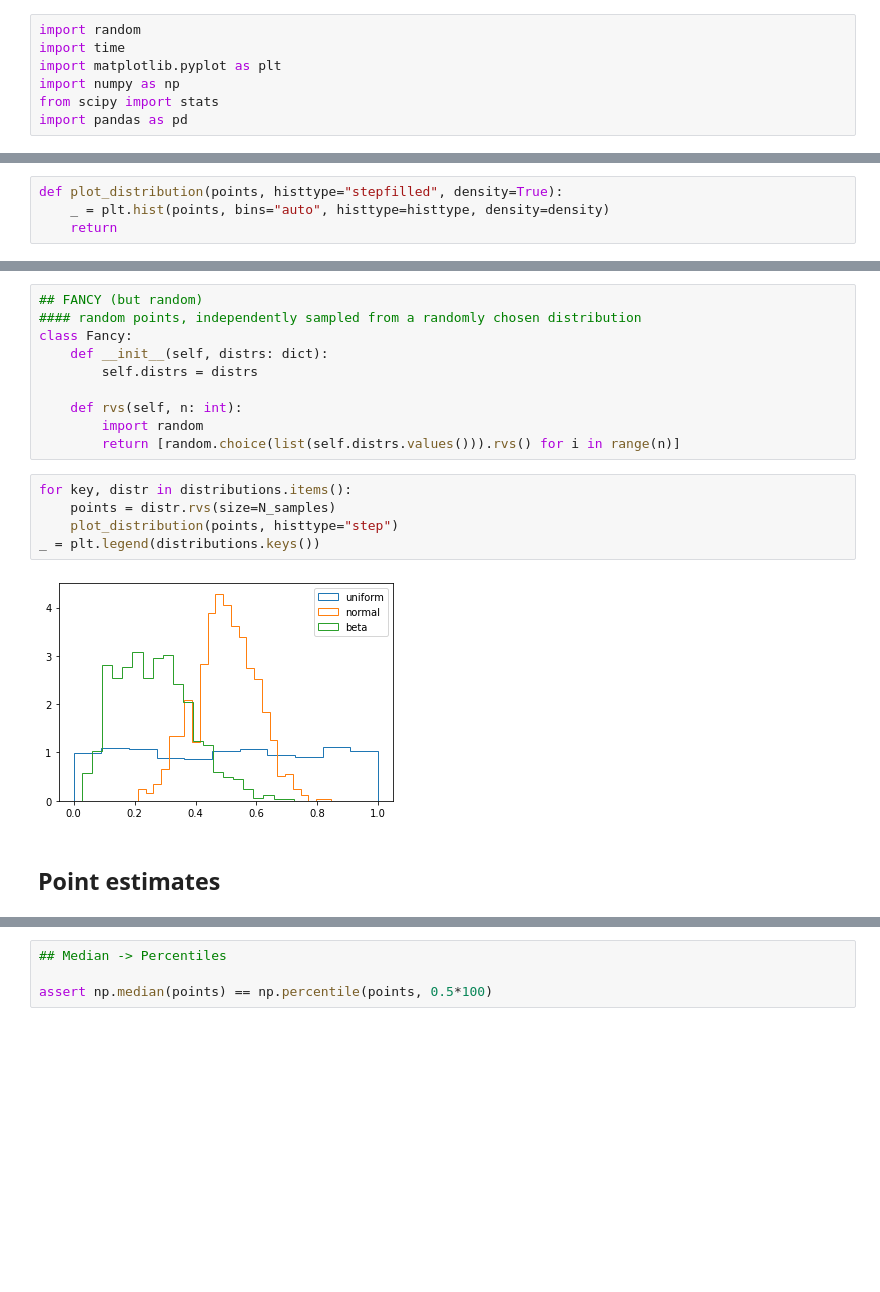
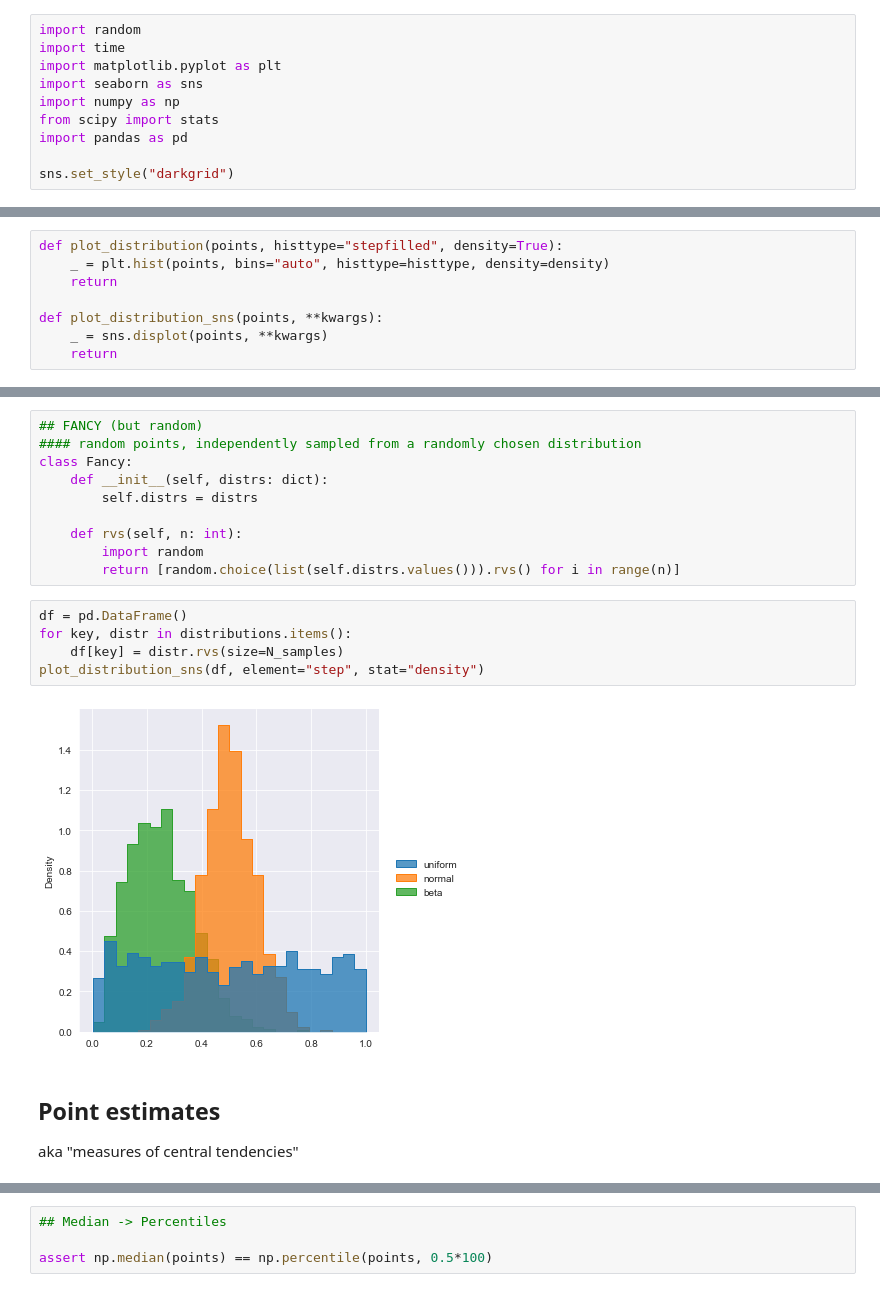
Before and after one commit to skit-ai/onboarding, a Jupyter notebook: ml/statistical-methods/statistical-methods-1.ipynb, the cells around one changed output, grey strips where cells are left out. Saved outputs shown, nothing was run; the diff lists cells and outputs as text; blank space fills up the shorter version.

```diff
--- a/ml/statistical-methods/statistical-methods-1.ipynb
+++ b/ml/statistical-methods/statistical-methods-1.ipynb
@@ -11,9 +18,12 @@
 import random
 import time
 import matplotlib.pyplot as plt
+import seaborn as sns
 import numpy as np
 from scipy import stats
 import pandas as pd
+
+sns.set_style("darkgrid")
 # %% [markdown]
 # Sampling
 
@@ -25,6 +35,10 @@ The subtlety here, is that the set or *population* can have multiple instances o
 def plot_distribution(points, histtype="stepfilled", density=True):
     _ = plt.hist(points, bins="auto", histtype=histtype, density=density)
     return
+
+def plot_distribution_sns(points, **kwargs):
+    _ = sns.displot(points, **kwargs)
+    return
 # %%
 def fit_to_distr(data, distr, fmt="r-"):
     params  = distr.fit(data)
@@ -130,14 +148,16 @@ class Fancy:
         import random
         return [random.choice(list(self.distrs.values())).rvs() for i in range(n)]
 # %%
+df = pd.DataFrame()
 for key, distr in distributions.items():
-    points = distr.rvs(size=N_samples)
-    plot_distribution(points, histtype="step")
-_ = plt.legend(distributions.keys())
+    df[key] = distr.rvs(size=N_samples)
+plot_distribution_sns(df, element="step", stat="density")
 # %% [output]
-[figure, old version]
+[figure, new version]
 # %% [markdown]
 ## Point estimates
+
+aka "measures of central tendencies"
 # %%
 reps = {}
 for key, distr in distributions.items():
```
Also changed, not shown: parts of 64 cells of this notebook.
